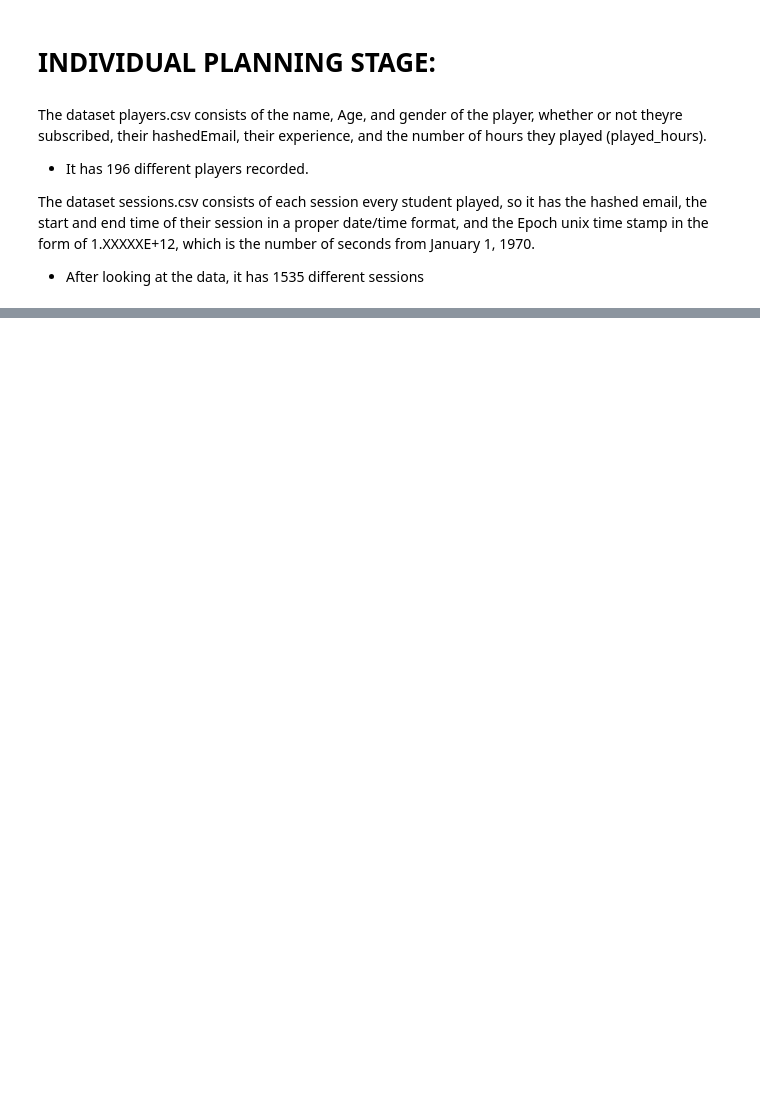
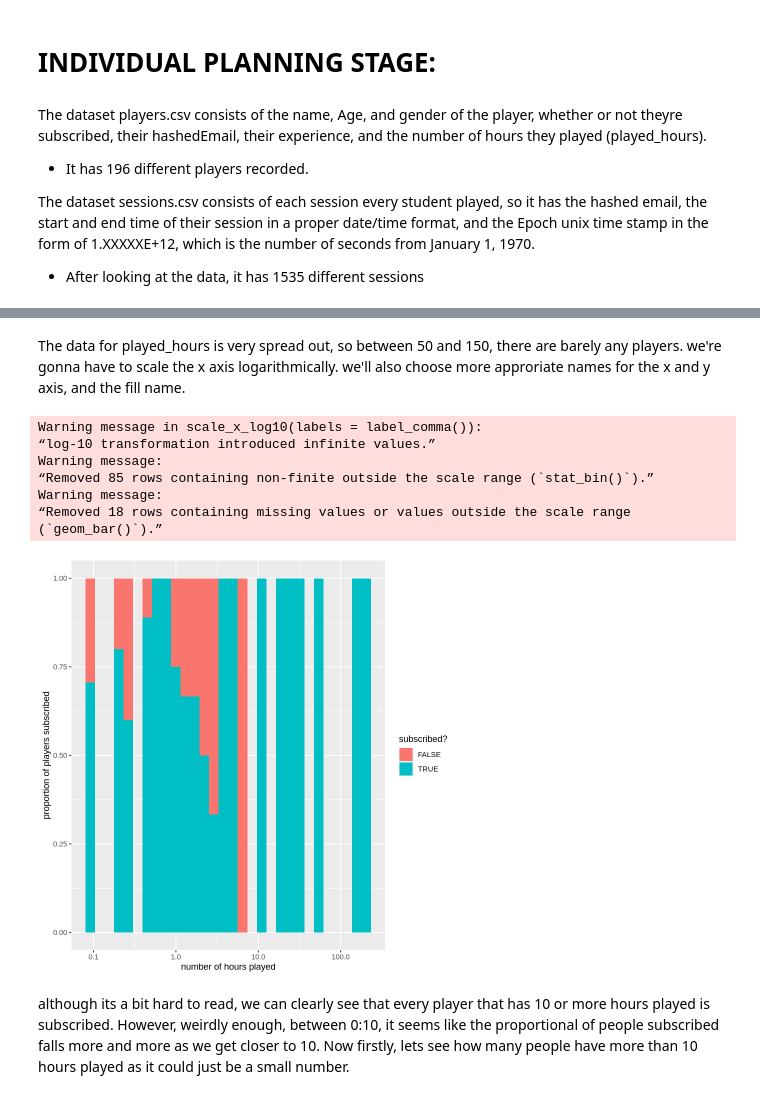
Before and after one commit to TheCarisLost/dsci100-indivual-planning-stage, a Jupyter notebook: Individual Planning stage.ipynb, the cells around one changed output, grey strips where cells are left out. Saved outputs shown, nothing was run; the diff lists cells and outputs as text; code cells hidden in the pictures; blank space fills up the shorter version.

```diff
--- a/Individual Planning stage.ipynb
+++ b/Individual Planning stage.ipynb
@@ -93,0 +89,20 @@ However, one main issue i see is that the sessions.csv dataset does not have the
+# %% [markdown]
+The data for played_hours is very spread out, so between 50 and 150, there are barely any players. we're gonna have to scale the x axis logarithmically. we'll also choose more approriate names for the x and y axis, and the fill name.
+# %%
+scaled_graph_hours <- players |>
+    ggplot(aes(x = played_hours, fill = subscribe)) +
+        geom_histogram(position = "fill", bins = 30) +
+        labs(x = "number of hours played", y = "proportion of players subscribed", fill = "subscribed?") +
+        scale_x_log10(labels = label_comma())
+scaled_graph_hours
+# %% [output]
+Warning message in scale_x_log10(labels = label_comma()):
+“log-10 transformation introduced infinite values.”
+Warning message:
+“Removed 85 rows containing non-finite outside the scale range (`stat_bin()`).”
+Warning message:
+“Removed 18 rows containing missing values or values outside the scale range
+(`geom_bar()`).”
+[figure, added]
+# %% [markdown]
+although its a bit hard to read, we can clearly see that every player that has 10 or more hours played is subscribed. However, weirdly enough, between 0:10, it seems like the proportional of people subscribed falls more and more as we get closer to 10. Now firstly, lets see how many people have more than 10 hours played as it could just be a small number.
```
Also changed, not shown: parts of 17 cells of this notebook.
